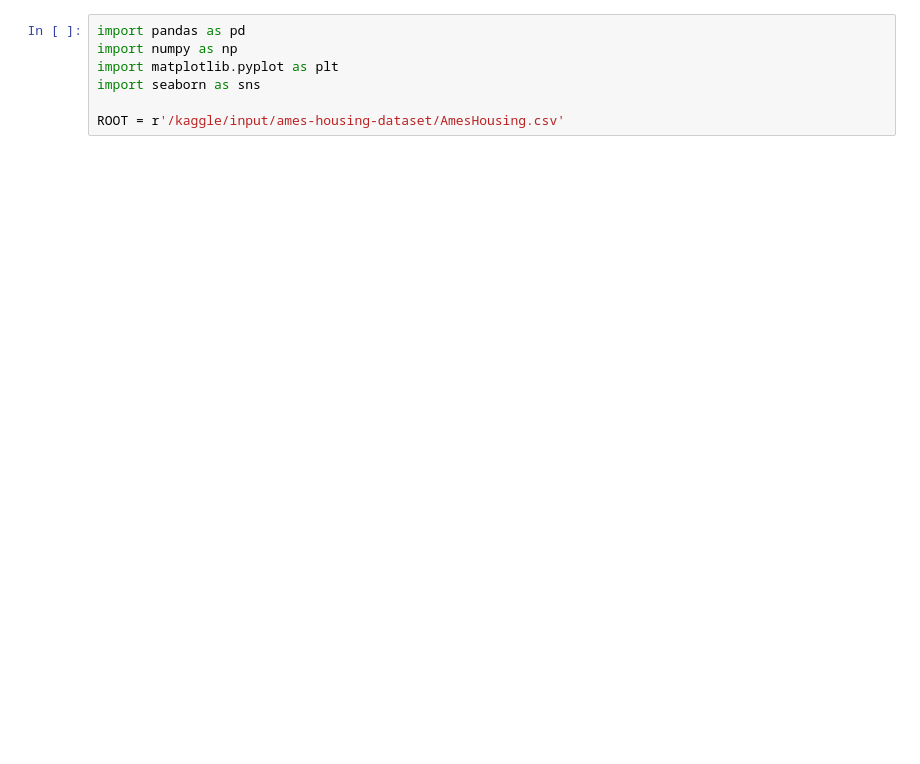
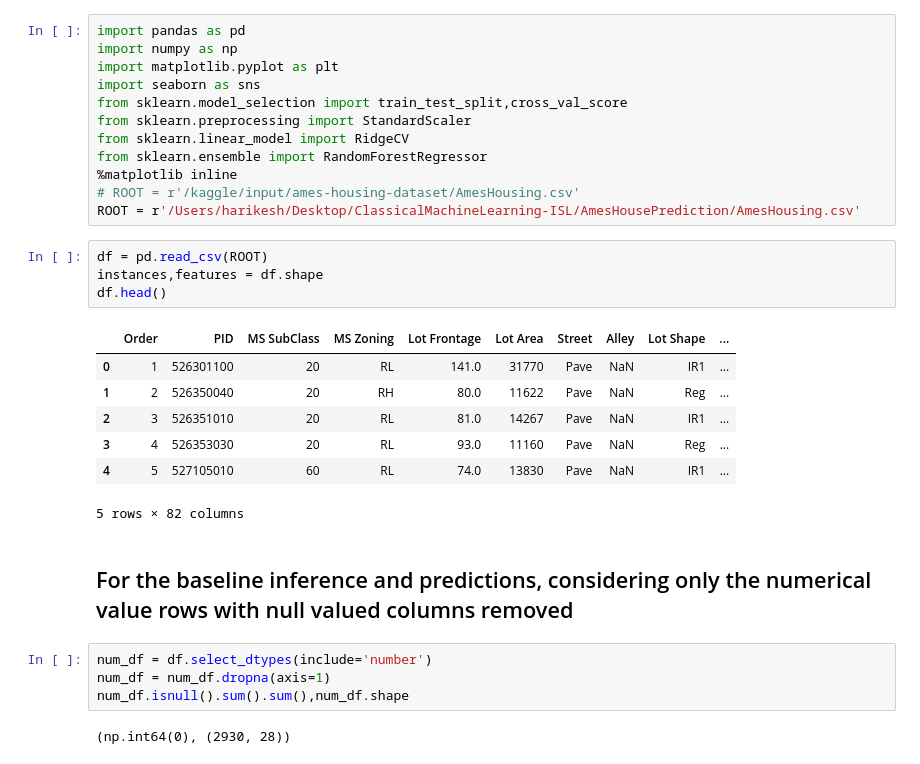
Before and after one commit to HibernatingBunny067/ClassicalMachineLearning-ISL, a Jupyter notebook: ameshouseprediction.ipynb, the cells around one changed output. Drawn from its saved outputs; the diff is of its cells as text; blank space fills up the shorter version.

```diff
--- a/ameshouseprediction.ipynb
+++ b/ameshouseprediction.ipynb
@@ -3,5 +3,30 @@ import pandas as pd
 import numpy as np
 import matplotlib.pyplot as plt
 import seaborn as sns
-
-ROOT = r'/kaggle/input/ames-housing-dataset/AmesHousing.csv'
+from sklearn.model_selection import train_test_split,cross_val_score
+from sklearn.preprocessing import StandardScaler
+from sklearn.linear_model import RidgeCV
+from sklearn.ensemble import RandomForestRegressor
+%matplotlib inline
+# ROOT = r'/kaggle/input/ames-housing-dataset/AmesHousing.csv'
+ROOT = r'/Users/harikesh/Desktop/ClassicalMachineLearning-ISL/AmesHousePrediction/AmesHousing.csv'
+# %%
+df = pd.read_csv(ROOT)
+instances,features = df.shape
+df.head()
+# %% [output]
+|  | Order | PID | MS SubClass | MS Zoning | Lot Frontage | Lot Area | Street | Alley | Lot Shape | ... |
+| 0 | 1 | 526301100 | 20 | RL | 141.0 | 31770 | Pave | NaN | IR1 | ... |
+| 1 | 2 | 526350040 | 20 | RH | 80.0 | 11622 | Pave | NaN | Reg | ... |
+| 2 | 3 | 526351010 | 20 | RL | 81.0 | 14267 | Pave | NaN | IR1 | ... |
+| 3 | 4 | 526353030 | 20 | RL | 93.0 | 11160 | Pave | NaN | Reg | ... |
+| 4 | 5 | 527105010 | 60 | RL | 74.0 | 13830 | Pave | NaN | IR1 | ... |
+5 rows × 82 columns
+# %% [markdown]
+## For the baseline inference and predictions, considering only the numerical value rows with null valued columns removed
+# %%
+num_df = df.select_dtypes(include='number')
+num_df = num_df.dropna(axis=1)
+num_df.isnull().sum().sum(),num_df.shape
+# %% [output]
+(np.int64(0), (2930, 28))
```
Also changed, not shown: parts of 4 cells of this notebook, 4 other files.
